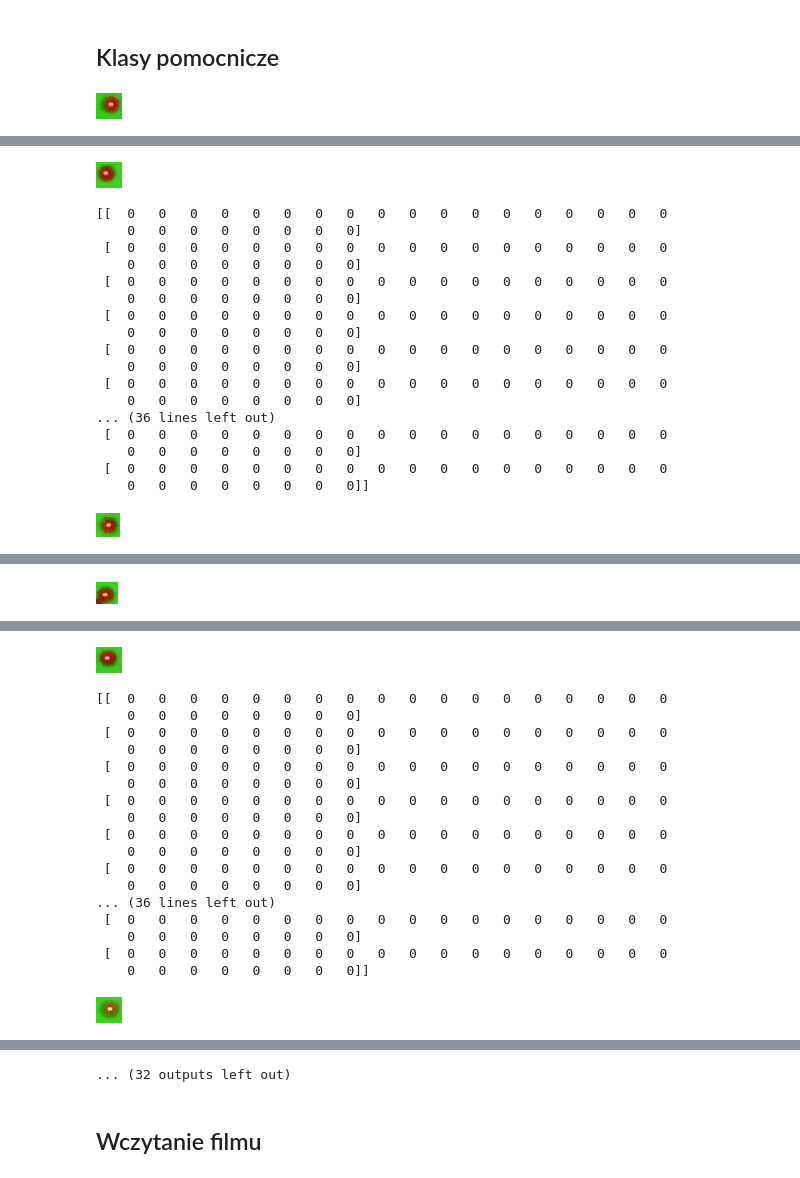
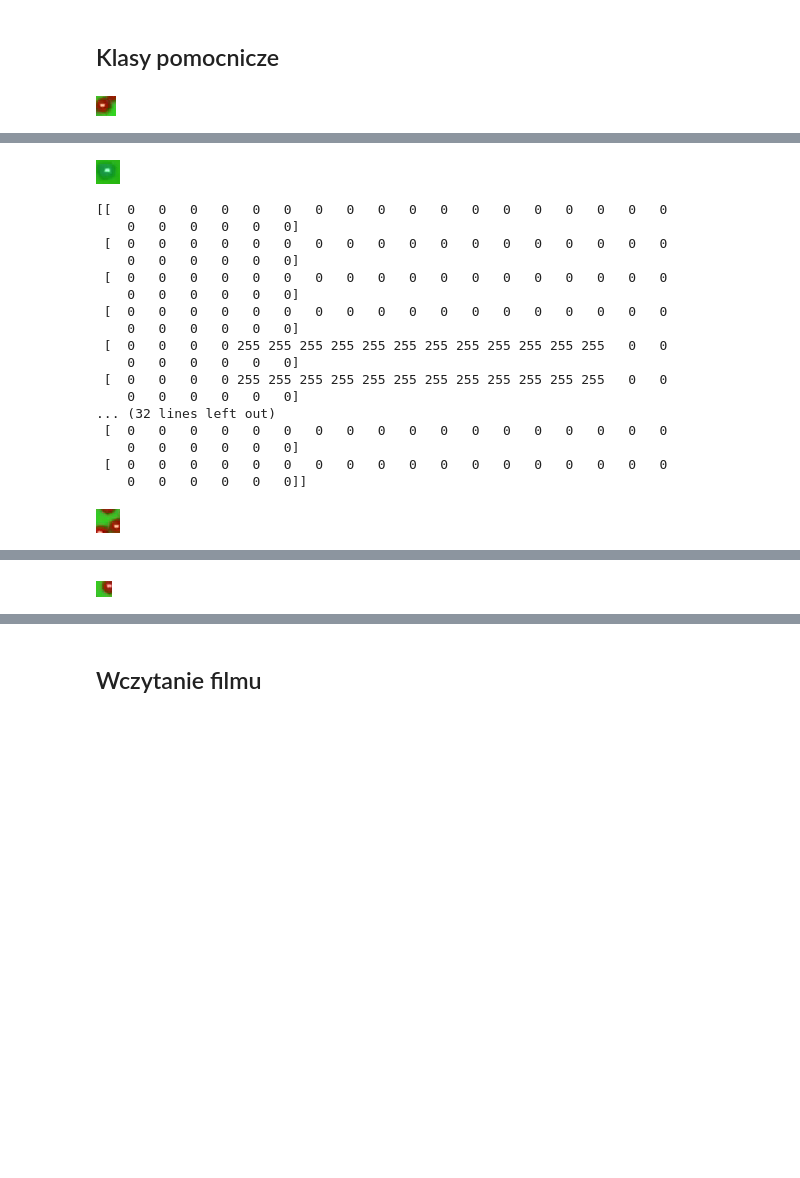
Before and after one commit to Mimikkk/study-master-2023-wk, a Jupyter notebook: project-2-image-description/notebook.ipynb, the cells around one changed output, grey strips where cells are left out. Saved outputs shown, nothing was run; the diff lists cells and outputs as text; code cells hidden in the pictures; blank space fills up the shorter version.

Commit message:
rangesi

```diff
--- a/project-2-image-description/notebook.ipynb
+++ b/project-2-image-description/notebook.ipynb
@@ -91,25 +91,14 @@ class Hsv(object):
 
 
 class BallColor(object):
-  yellow_rgb = Rgb(254, 252, 29)
-  yellow_hsv = Hsv(59, 225, 254)
-  green_rgb = Rgb(24, 152, 65)
-  green_hsv = Hsv(139, 214, 152)
-  red_rgb = Rgb(134, 30, 26)
-  red_hsv = Hsv(2, 207, 139)
-  brown_rgb = Rgb(148, 112, 28)
-  brown_hsv = Hsv(42, 206, 148)
-  blue_rgb = Rgb(26, 141, 147)
-  blue_hsv = Hsv(182, 209, 147)
-  white_rgb = Rgb(255, 255, 255)
-  white_hsv = Hsv(0, 0, 255)
-  black_rgb = Rgb(10, 30, 10)
-  black_hsv = Hsv(0, 0, 30)
-  orange_rgb = Rgb(241, 149, 112)
-  orange_hsv = Hsv(17, 136, 241)
-
-  black_range = (Hsv(0, 200, 0), Hsv(180, 255, 120))
+  black_range = (Hsv(50, 200, 0), Hsv(80, 255, 120))
   white_range = (Hsv(0, 0, 230), Hsv(180, 100, 255))
+  yellow_range = (Hsv(20, 100, 100), Hsv(40, 255, 255))
+  blue_range = (Hsv(75, 100, 100), Hsv(100, 255, 255))
+  green_range = (Hsv(65, 100, 100), Hsv(85, 255, 255))
+  pink_range = (Hsv(0, 100, 180), Hsv(20, 255, 255))
+  brown_range = (Hsv(15, 100, 100), Hsv(40, 255, 255))
+  red_range = (Hsv(0, 100, 100), Hsv(10, 255, 255))
 
   @staticmethod
   def is_similar(image: NDArray[u8], color_range: tuple[Hsv, Hsv]):
@@ -119,8 +108,8 @@ class BallColor(object):
     return cv2.inRange(hsv, np.array([lower.h, lower.s, lower.v]), np.array([upper.h, upper.s, upper.v]))
 
 
-for box in coordinates:
+for box in coordinates[18:]:
   imshow(clipped(image, box))
-  print(BallColor.is_similar(clipped(image, box), BallColor.white_range))
+  print(BallColor.is_similar(clipped(image, box), BallColor.green_range))
 # %% [output]
-[figure, old version]
+[figure, new version]
@@ -144,19 +136,19 @@ for box in coordinates:
-[figure, old version]
+[figure, new version]
 [[  0   0   0   0   0   0   0   0   0   0   0   0   0   0   0   0   0   0
-    0   0   0   0   0   0   0   0]
+    0   0   0   0   0   0]
  [  0   0   0   0   0   0   0   0   0   0   0   0   0   0   0   0   0   0
-    0   0   0   0   0   0   0   0]
+    0   0   0   0   0   0]
  [  0   0   0   0   0   0   0   0   0   0   0   0   0   0   0   0   0   0
-    0   0   0   0   0   0   0   0]
+    0   0   0   0   0   0]
  [  0   0   0   0   0   0   0   0   0   0   0   0   0   0   0   0   0   0
-    0   0   0   0   0   0   0   0]
+    0   0   0   0   0   0]
+ [  0   0   0   0 255 255 255 255 255 255 255 255 255 255 255 255   0   0
+    0   0   0   0   0   0]
+ [  0   0   0   0 255 255 255 255 255 255 255 255 255 255 255 255   0   0
+    0   0   0   0   0   0]
+... (32 lines left out)
  [  0   0   0   0   0   0   0   0   0   0   0   0   0   0   0   0   0   0
-    0   0   0   0   0   0   0   0]
+    0   0   0   0   0   0]
  [  0   0   0   0   0   0   0   0   0   0   0   0   0   0   0   0   0   0
-    0   0   0   0   0   0   0   0]
-... (36 lines left out)
- [  0   0   0   0   0   0   0   0   0   0   0   0   0   0   0   0   0   0
-    0   0   0   0   0   0   0   0]
- [  0   0   0   0   0   0   0   0   0   0   0   0   0   0   0   0   0   0
-    0   0   0   0   0   0   0   0]]
+    0   0   0   0   0   0]]
-[figure, old version]
+[figure, new version]
@@ -180 +172 @@ for box in coordinates:
-[figure, old version]
+[figure, new version]
@@ -198,19 +188,0 @@ for box in coordinates:
-[figure, removed]
-[[  0   0   0   0   0   0   0   0   0   0   0   0   0   0   0   0   0   0
-    0   0   0   0   0   0   0   0]
- [  0   0   0   0   0   0   0   0   0   0   0   0   0   0   0   0   0   0
-    0   0   0   0   0   0   0   0]
- [  0   0   0   0   0   0   0   0   0   0   0   0   0   0   0   0   0   0
-    0   0   0   0   0   0   0   0]
- [  0   0   0   0   0   0   0   0   0   0   0   0   0   0   0   0   0   0
-    0   0   0   0   0   0   0   0]
- [  0   0   0   0   0   0   0   0   0   0   0   0   0   0   0   0   0   0
-    0   0   0   0   0   0   0   0]
- [  0   0   0   0   0   0   0   0   0   0   0   0   0   0   0   0   0   0
-    0   0   0   0   0   0   0   0]
-... (36 lines left out)
- [  0   0   0   0   0   0   0   0   0   0   0   0   0   0   0   0   0   0
-    0   0   0   0   0   0   0   0]
- [  0   0   0   0   0   0   0   0   0   0   0   0   0   0   0   0   0   0
-    0   0   0   0   0   0   0   0]]
-[figure, removed]
@@ -234,4 +189,3 @@ for box in coordinates:
-... (32 outputs left out)
 # %%
 @dataclass
 class VideoInfo(object):
```
Also changed, not shown: parts of 1 cell of this notebook.
